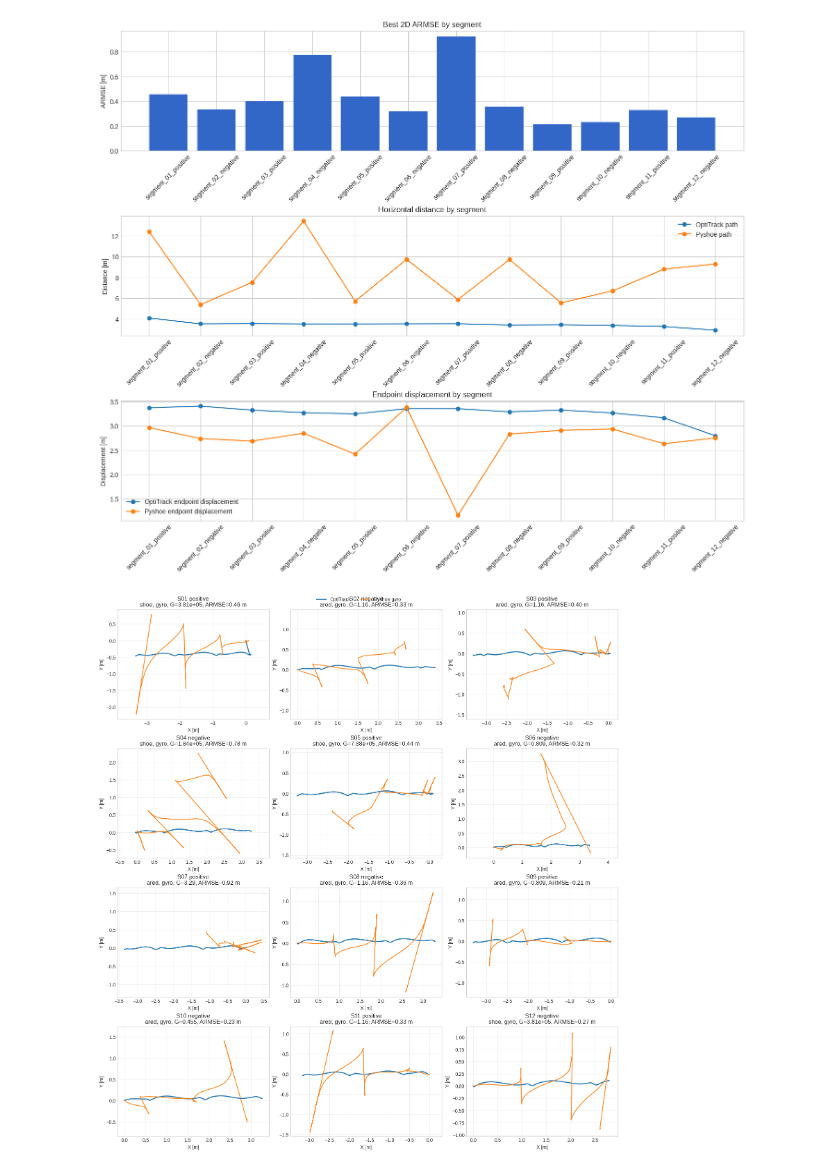
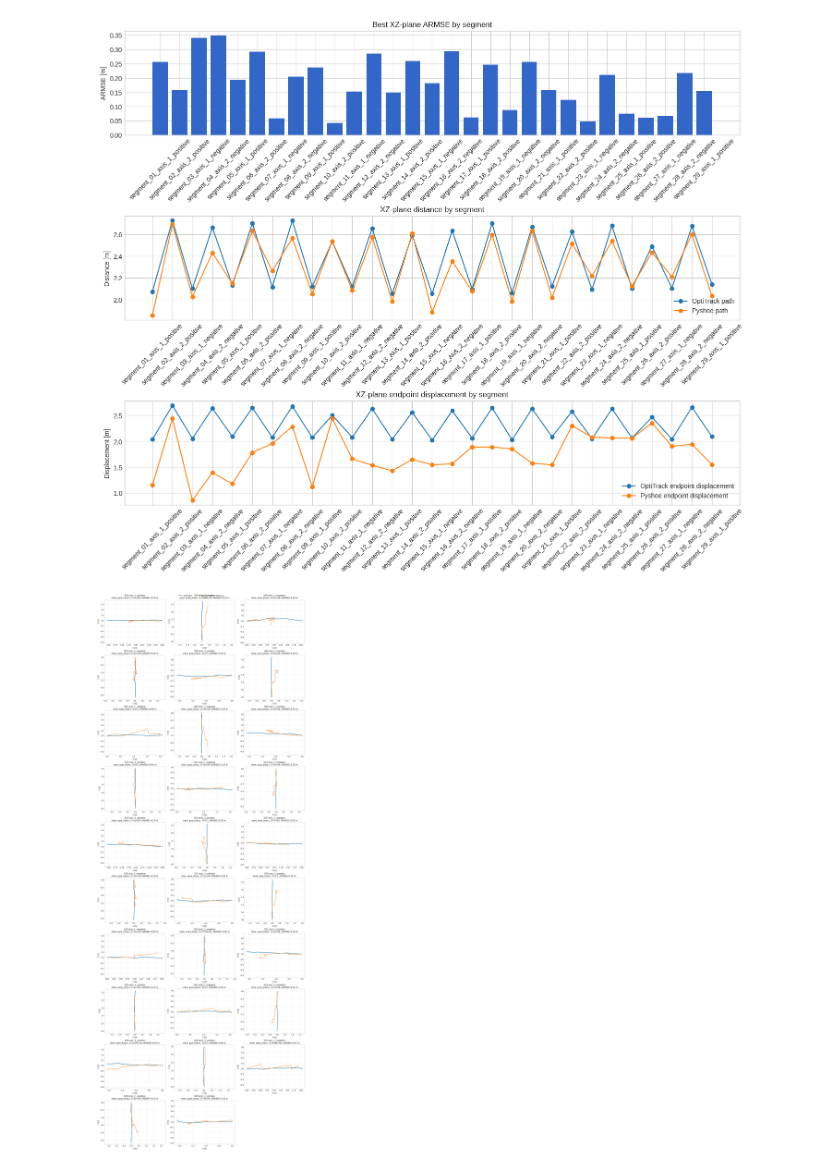
Before and after one commit to Soccer-Dev/pyshoe, a Jupyter notebook: segment_zv_compare_imu_optitrack.ipynb, the cells around one changed output. Saved outputs shown, nothing was run; the diff lists cells and outputs as text; code cells hidden in the pictures.

Commit message:
feat: Enhance segment analysis with new metrics and support for linear acceleration data

```diff
--- a/segment_zv_compare_imu_optitrack.ipynb
+++ b/segment_zv_compare_imu_optitrack.ipynb
@@ -79,11 +82,13 @@ metrics_df = sweep_all_segments(
     time_column=TIME_COLUMN,
     attitude_source=ATTITUDE_SOURCE,
     quat_mode=QUAT_MODE,
+    acc_source=ACC_SOURCE,
 )
-metrics_df["abs_path_xy_error_m"] = metrics_df["path_xy_error_m"].abs()
-metrics_df["abs_disp_xy_error_m"] = metrics_df["disp_xy_error_m"].abs()
+metrics_df["abs_path_xz_error_m"] = metrics_df["path_xz_error_m"].abs()
+metrics_df["abs_disp_xz_error_m"] = metrics_df["disp_xz_error_m"].abs()
 
-best_df = select_best_per_segment(metrics_df, metric="armse_2d_m")
+#best_df = select_best_per_segment(metrics_df, metric="armse_2d_m")
+best_df = select_best_per_segment(metrics_df, metric="path_xz_error_m")
 summary_df = summarize_best_results(best_df)
 
 metrics_df.to_csv(RESULTS_DIR / "threshold_sweep.csv", index=False)
@@ -99,6 +104,7 @@ export_best_run_details(
     time_column=TIME_COLUMN,
     attitude_source=ATTITUDE_SOURCE,
     quat_mode=QUAT_MODE,
+    acc_source=ACC_SOURCE,
 )
 
 display(
@@ -109,10 +115,10 @@ display(
             "detector",
             "threshold",
             "armse_2d_m",
-            "endpoint_xy_error_m",
-            "est_path_xy_m",
-            "gt_path_xy_m",
-            "path_xy_error_m",
+            "endpoint_xz_error_m",
+            "est_path_xz_m",
+            "gt_path_xz_m",
+            "path_xz_error_m",
             "zv_ratio",
         ]
     ].round(3)
@@ -137,23 +147,24 @@ display(summary_df.round(3))
 # %%
 fig, axes = plot_metric_summary(best_df)
 plt.show()
 
 fig, axes = plot_all_segment_overlays(
     best_df=best_df,
     segment_table=segment_table,
     window_size=WINDOW_SIZE,
     sigma_a=SIGMA_A,
     sigma_w_dps=SIGMA_W_DPS,
     align_dist_m=ALIGN_DIST_M,
     time_column=TIME_COLUMN,
     cols=3,
     attitude_source=ATTITUDE_SOURCE,
     quat_mode=QUAT_MODE,
+    acc_source=ACC_SOURCE,
 )
 plt.show()
 # %% [output]
-[figure, old version]
+[figure, new version]
-[figure, old version]
+[figure, new version]
 # %%
 SEGMENT_TO_PLOT = 3
 
```
Also changed, not shown: parts of 5 cells of this notebook, 1 other file.
